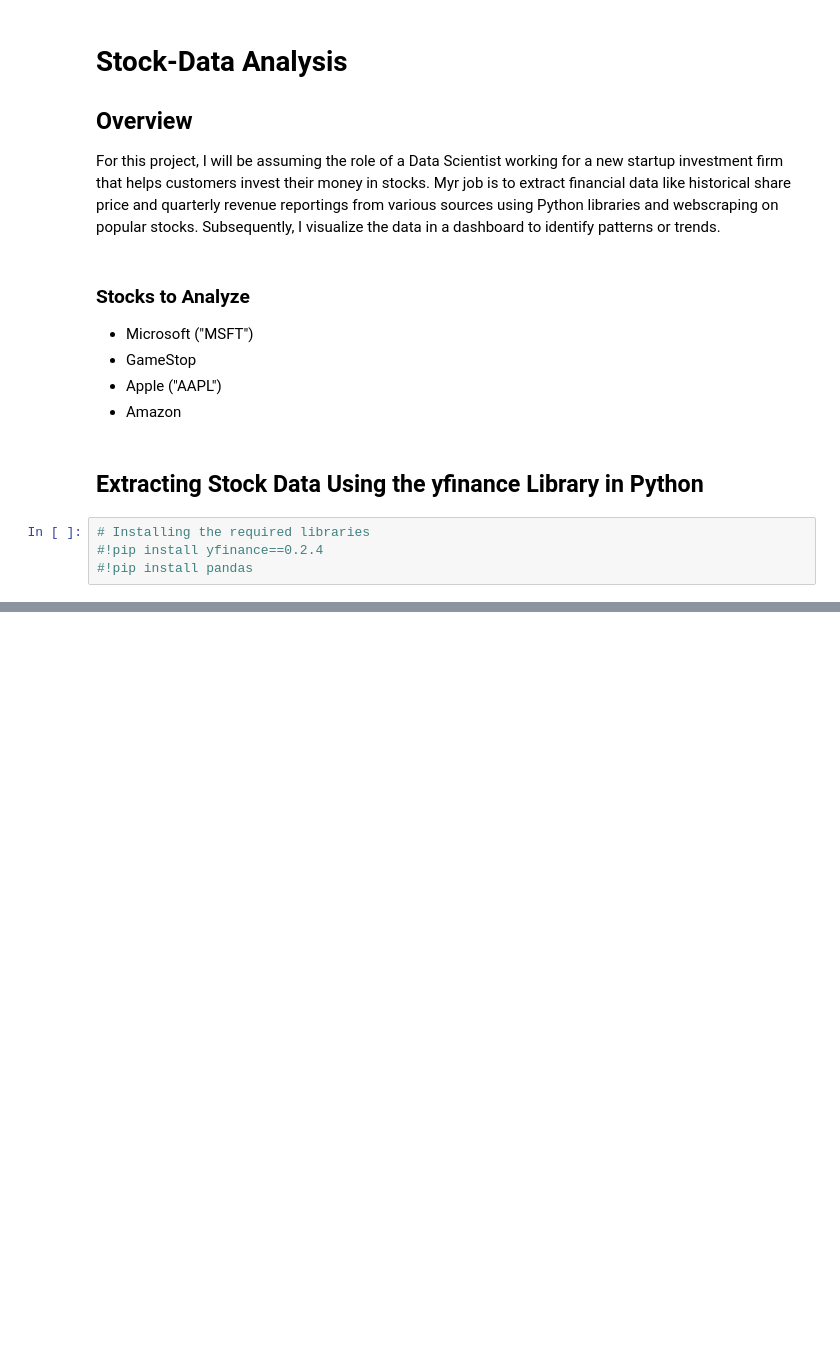
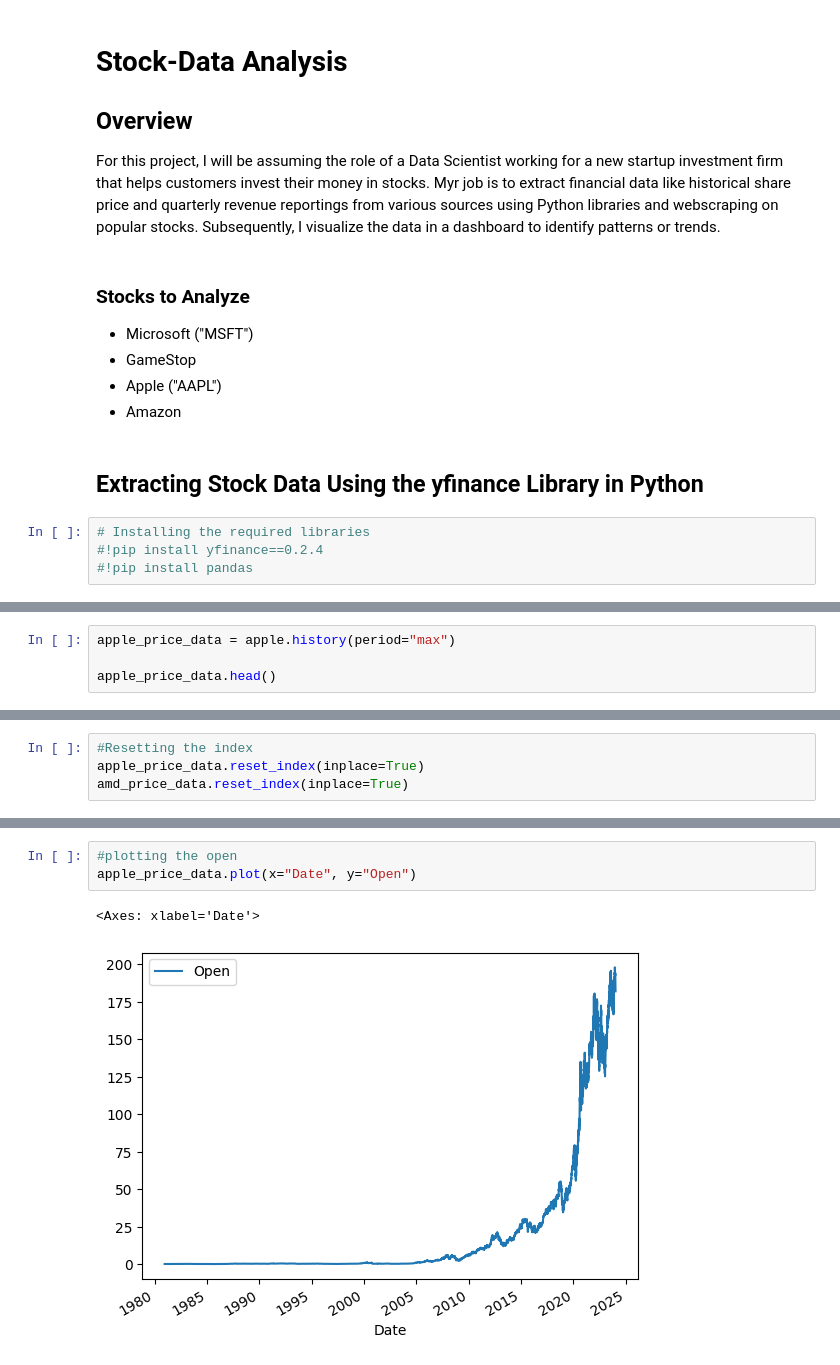
Before and after one commit to Marrtinerz/Python_Projects, a Jupyter notebook: Stock_Data_Analysis/project_file.ipynb, the cells around one changed output, grey strips where cells are left out. Drawn from its saved outputs; the diff is of its cells as text; blank space fills up the shorter version.

```diff
--- a/Stock_Data_Analysis/project_file.ipynb
+++ b/Stock_Data_Analysis/project_file.ipynb
@@ -33,0 +55,4 @@ Exception: Yahoo has again changed data format, yfinance now unsure which key(s)
+# %%
+apple_price_data = apple.history(period="max")
+
+apple_price_data.head()
@@ -33,0 +82,4 @@ Exception: Yahoo has again changed data format, yfinance now unsure which key(s)
+# %%
+#Resetting the index
+apple_price_data.reset_index(inplace=True)
+amd_price_data.reset_index(inplace=True)
@@ -33,0 +96,6 @@ Exception: Yahoo has again changed data format, yfinance now unsure which key(s)
+# %%
+#plotting the open
+apple_price_data.plot(x="Date", y="Open")
+# %% [output]
+<Axes: xlabel='Date'>
+[figure, added]
```
Also changed, not shown: parts of 15 cells of this notebook, 2 other files.
